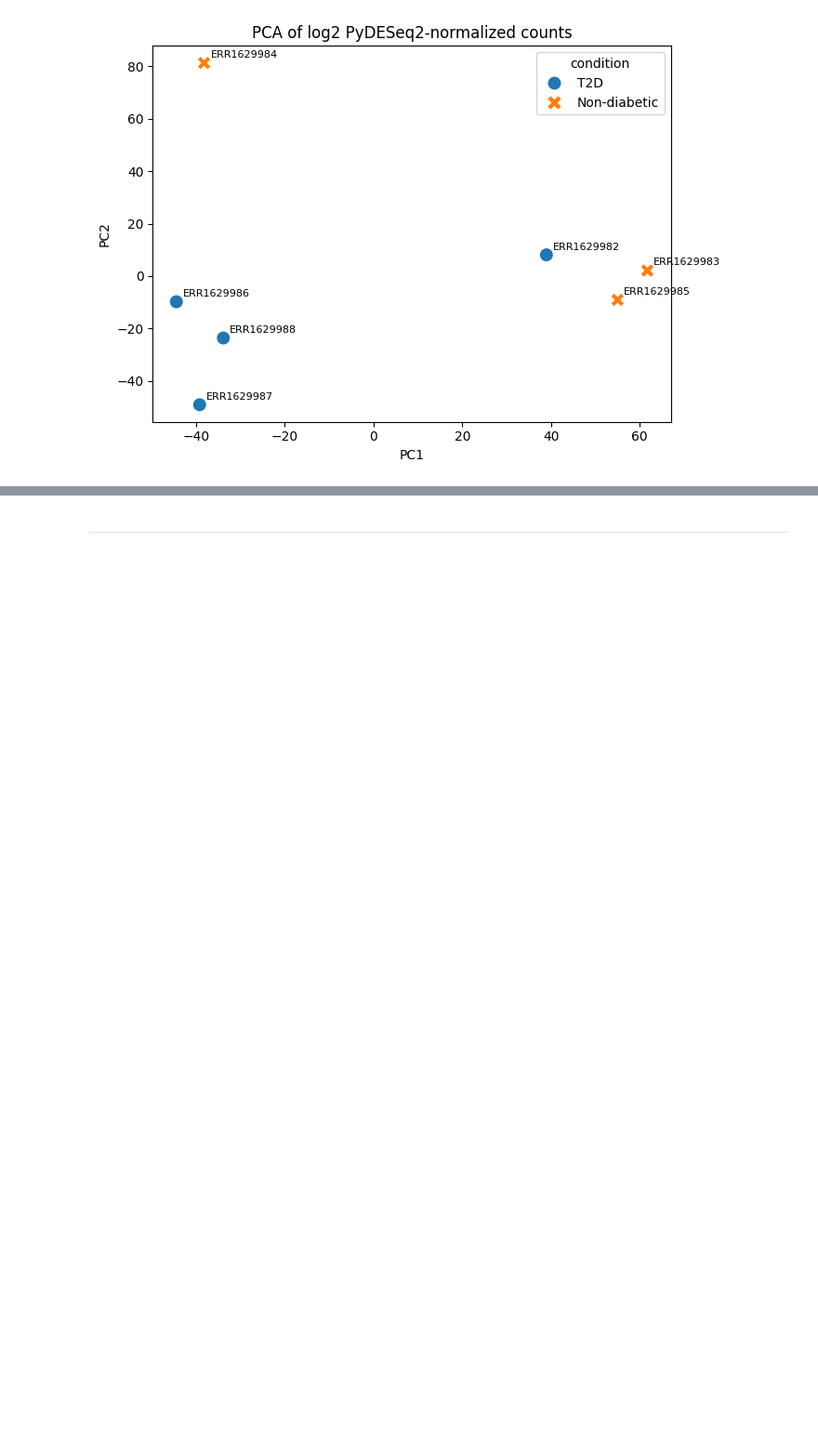
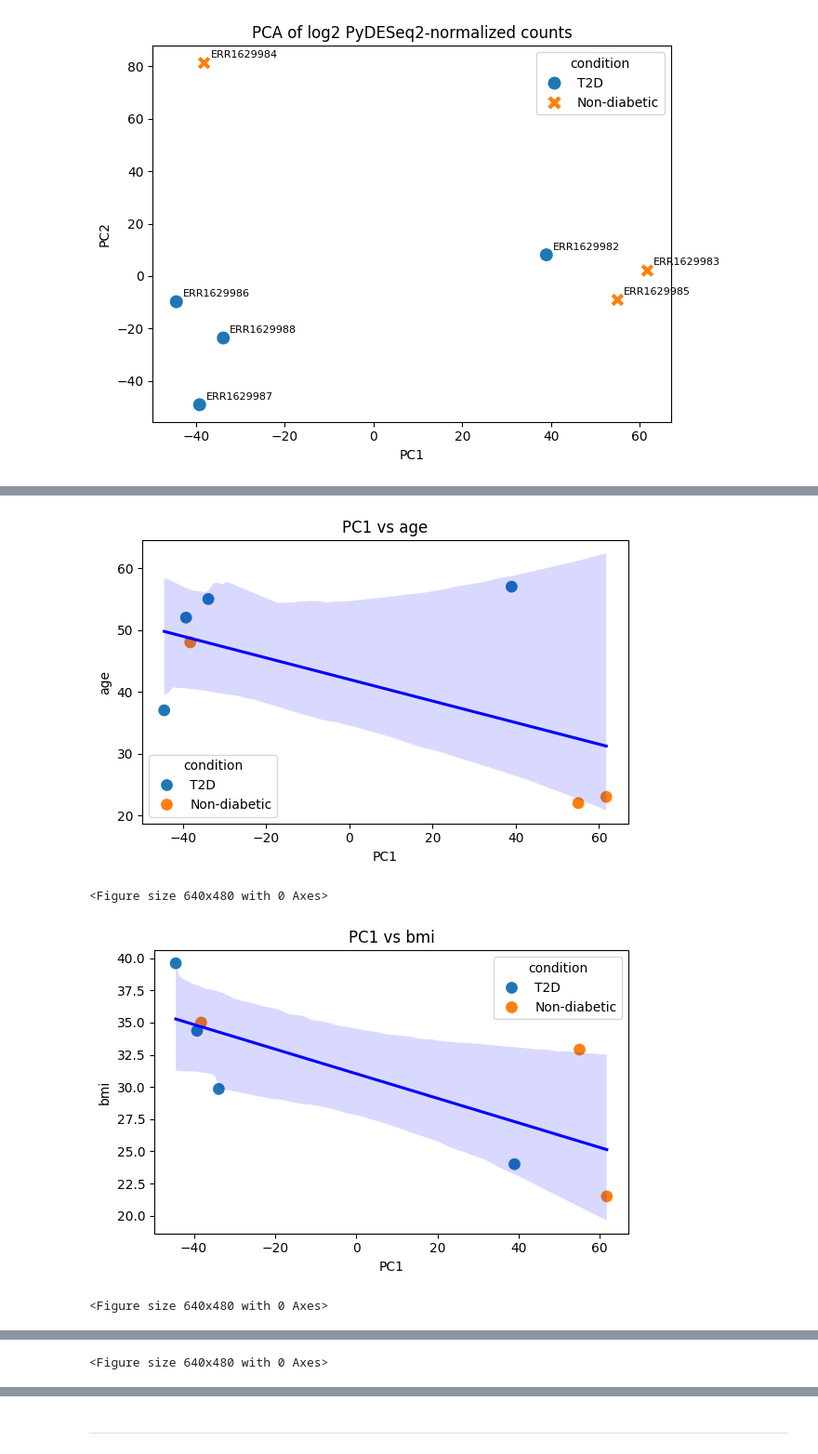
Before and after one commit to KAIMRC-DAIB/pnu_rnaseq_course_2026, a Jupyter notebook: scripts/02_bulk_deseq2/01_bulk_rna_qc_normalization_pca.ipynb, the cells around one changed output, grey strips where cells are left out. Shown at 93% size. Cells and saved outputs as stored; diff of their text form; code cells hidden in the pictures; blank space fills up the shorter version.

```diff
--- a/scripts/02_bulk_deseq2/01_bulk_rna_qc_normalization_pca.ipynb
+++ b/scripts/02_bulk_deseq2/01_bulk_rna_qc_normalization_pca.ipynb
@@ -481,0 +555,10 @@ PC2 explains 22.1% of variance
+# %%
+# Convert HbA1c percentage values into numerical value
+
+print("converting hba1c to numeric:\n",pca_check_df[["PC1", "age", "bmi", "hba1c"]].dtypes)
+
+pca_check_df["hba1c"] = pd.to_numeric(
+   metadata["hba1c"].str.replace("%", "", regex=False)
+)
+
+print("\nHbA1c values:", pca_check_df["hba1c"])
@@ -481,0 +582,35 @@ PC2 explains 22.1% of variance
+# %%
+# Generate scatterplots to visualize the relationships between PC1 and clinical parameter
+
+for parameter in parameters:
+    plt.figure(figsize=(6, 4))
+
+    sns.scatterplot(
+        data=pca_check_df,
+        x="PC1",
+        y=parameter,
+        hue="condition",
+        s=100
+    )
+
+# Add a linear regression line to illustrate the overall relationship
+    sns.regplot(
+        data=pca_check_df,
+        x = "PC1",
+        y=parameter,
+        scatter=False,
+        color="blue"
+    )
+
+# Add a descriptive title and adjust the figure layout
+# and display the resulting plot
+    plt.title(f"PC1 vs {parameter}")
+    plt.tight_layout()
+    plt.show()
+
+    plt.savefig( PCA_FIGURES/ f"PC1 vs {parameter}.png", dpi=300, bbox_inches="tight")
+# %% [output]
+[figure, added]
+<Figure size 640x480 with 0 Axes>
+[figure, added]
+<Figure size 640x480 with 0 Axes>
@@ -481,0 +618 @@ PC2 explains 22.1% of variance
+<Figure size 640x480 with 0 Axes>
```
Also changed, not shown: parts of 9 cells of this notebook.
